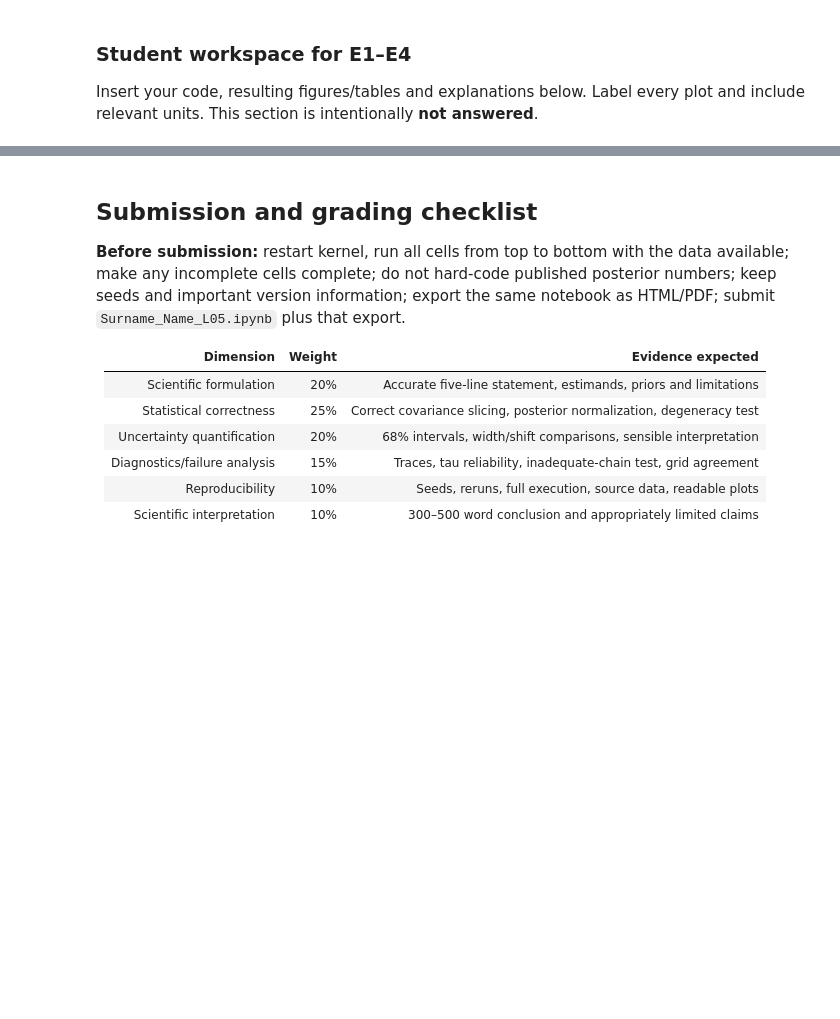
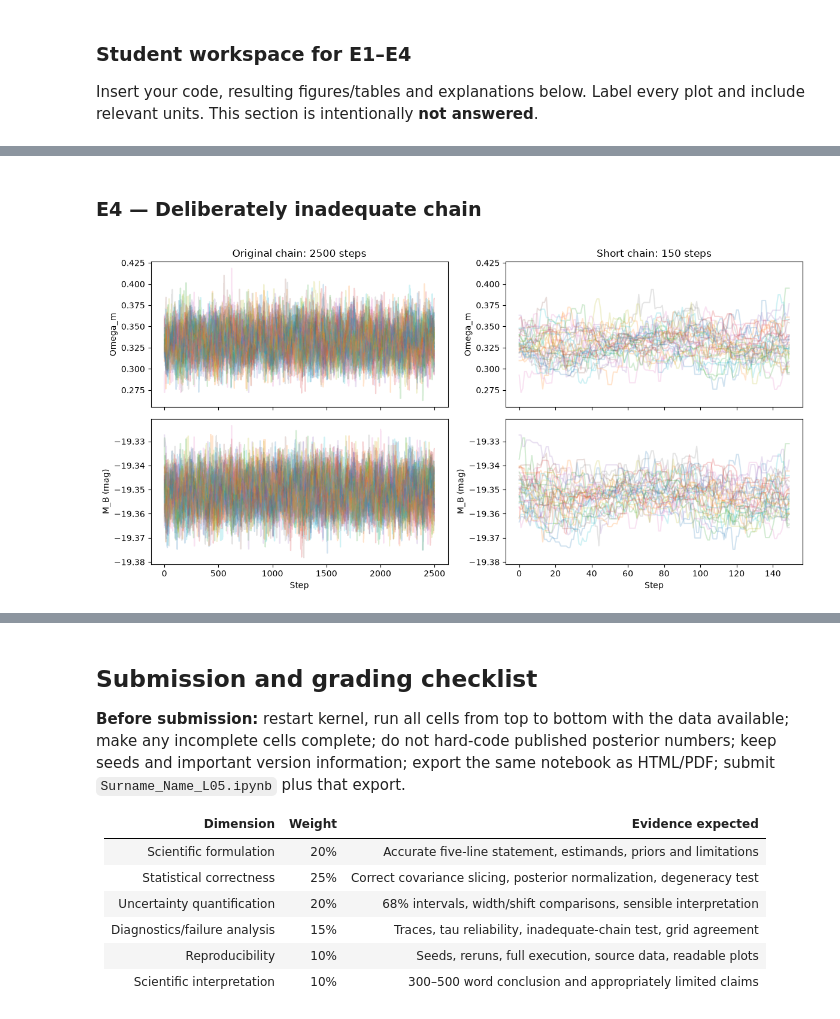
Before and after one commit to Natalia985/Astrostatistics_Observational_Cosmology, a Jupyter notebook: Labs/L05_GRADED_MCMC_COVARIANCE.ipynb, the cells around one changed output, grey strips where cells are left out. Saved outputs shown, nothing was run; the diff lists cells and outputs as text; code cells hidden in the pictures; blank space fills up the shorter version.

```diff
--- a/Labs/L05_GRADED_MCMC_COVARIANCE.ipynb
+++ b/Labs/L05_GRADED_MCMC_COVARIANCE.ipynb
@@ -759,0 +882,67 @@ Insert your code, resulting figures/tables and explanations below. Label every p
+# %% [markdown]
+### E4 — Deliberately inadequate chain
+# %%
+sampler_short = run_ensemble(SEED, nsteps=150)
+
+# Trace comparison: show all walkers
+fig, axes = plt.subplots(2, 2, figsize=(12, 6), sharex="col")
+
+for col, (label, smp) in enumerate([
+    ("Original chain: 2500 steps", sampler),
+    ("Short chain: 150 steps", sampler_short)
+]):
+    chain = smp.get_chain()
+
+    for j, parameter in enumerate(["Omega_m", "M_B (mag)"]):
+        axes[j, col].plot(chain[:, :, j], alpha=0.2)
+        axes[j, col].set_ylabel(parameter)
+
+    axes[0, col].set_title(label)
+    axes[1, col].set_xlabel("Step")
+
+# Same vertical scales for a fair comparison
+for j in range(2):
+    limits = [ax.get_ylim() for ax in axes[j]]
+    for ax in axes[j]:
+        ax.set_ylim(
+            min(low for low, high in limits),
+            max(high for low, high in limits)
+        )
+
+plt.tight_layout()
+plt.show()
+
+# Numerical comparison
+e4_rows = []
+
+for label, smp, discard in [
+    ("Original", sampler, burn_e3),
+    ("Short: illustrative only", sampler_short, 0)
+]:
+    samples = smp.get_chain(discard=discard, flat=True)
+
+    try:
+        tau = smp.get_autocorr_time(discard=discard)
+        length_check = True
+    except emcee.autocorr.AutocorrError as err:
+        tau = err.tau
+        length_check = False
+
+    for j, parameter in enumerate(["Omega_m", "M_B (mag)"]):
+        q16, median, q84 = np.percentile(samples[:, j], [16, 50, 84])
+
+        e4_rows.append({
+            "Chain": label,
+            "Parameter": parameter,
+            "Median": median,
+            "16th percentile": q16,
+            "84th percentile": q84,
+            "Acceptance fraction": np.mean(smp.acceptance_fraction),
+            "Estimated tau": tau[j],
+            "Chain length check": length_check
+        })
+
+e4_summary = pd.DataFrame(e4_rows)
+display(e4_summary.round(6))
+# %% [output]
+[figure, added]
```
Also changed, not shown: parts of 19 cells of this notebook.
